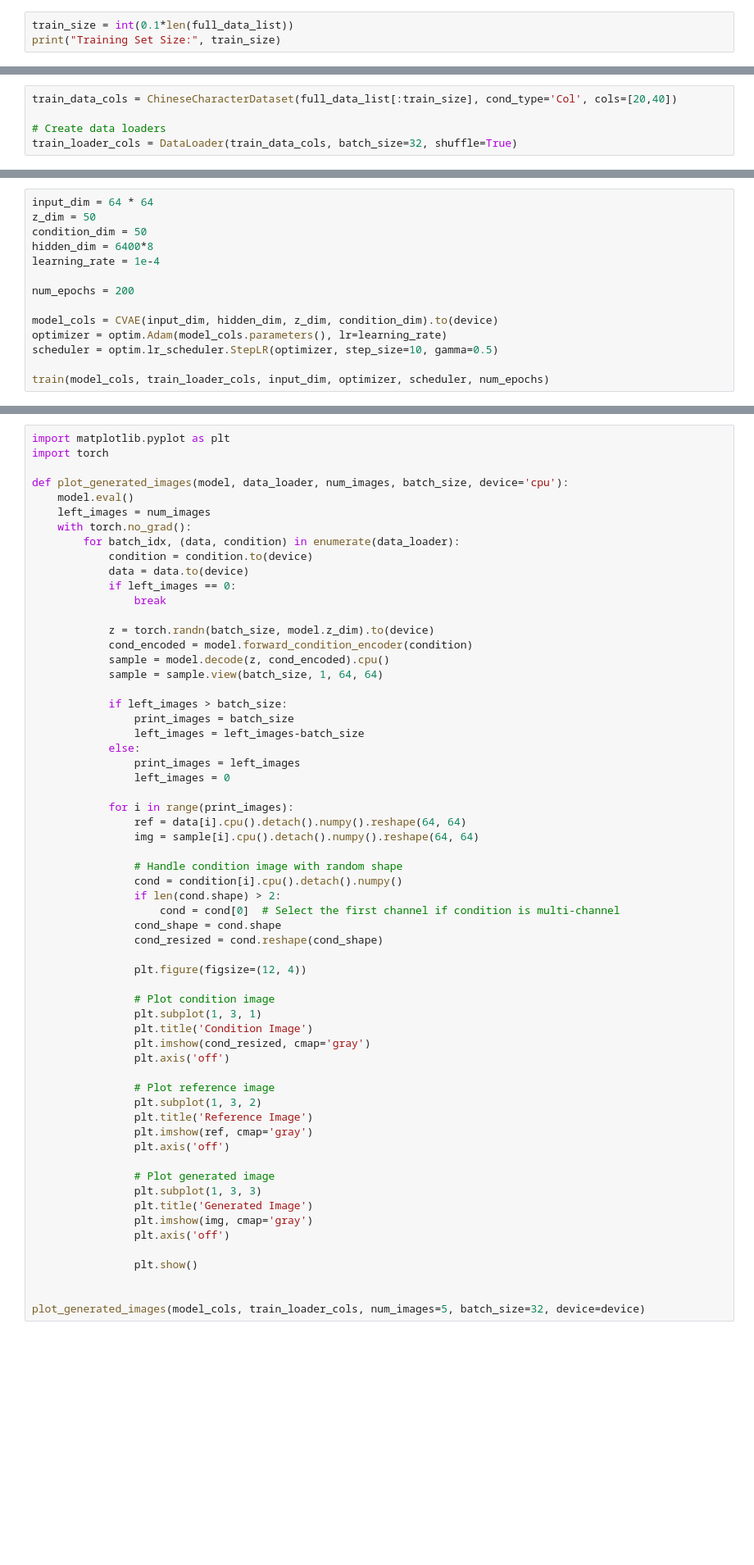
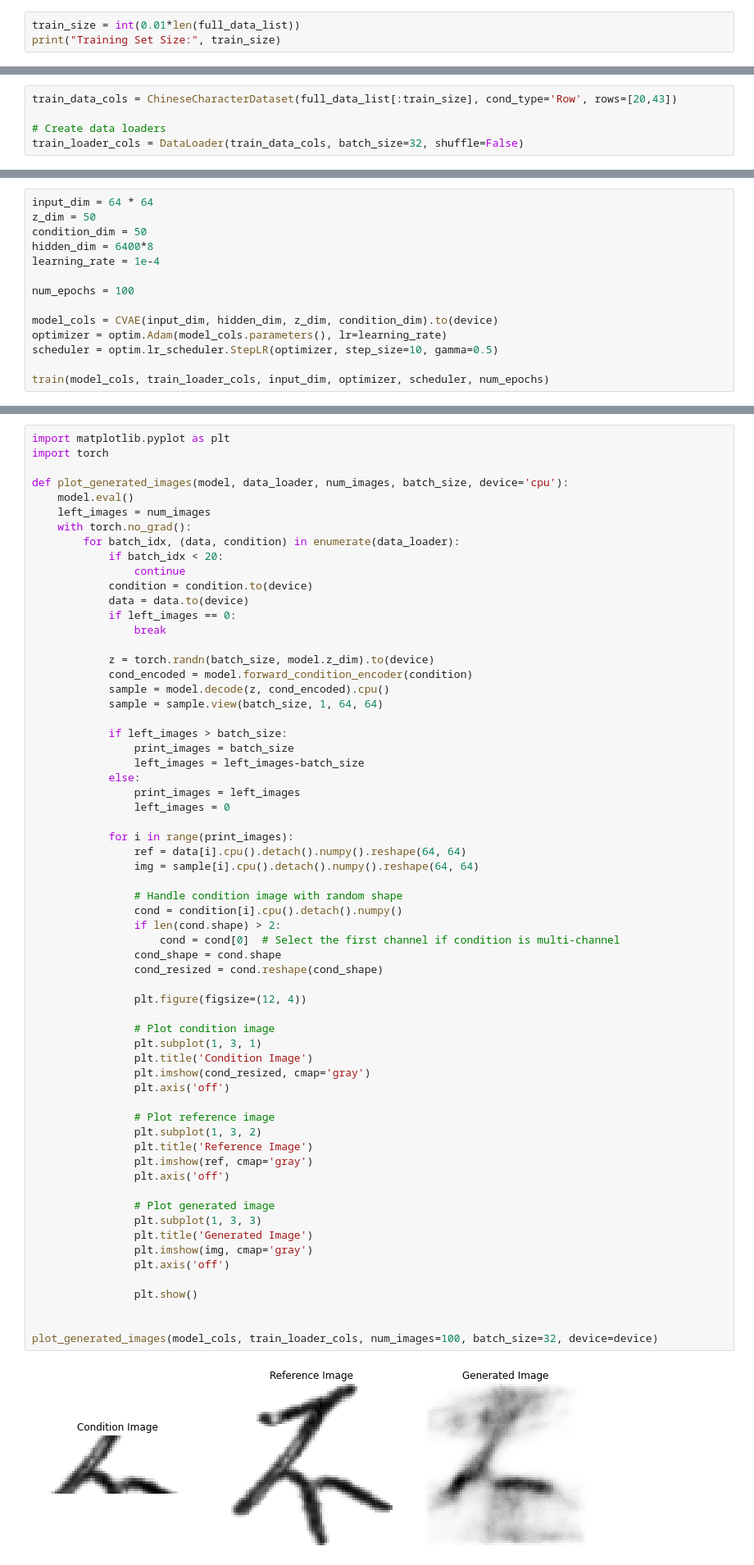
Before and after one commit to kyle1373/ece285-project, a Jupyter notebook: CVAE.ipynb, the cells around one changed output, grey strips where cells are left out. Shown at 82% size. Saved outputs shown, nothing was run; the diff lists cells and outputs as text; blank space fills up the shorter version.

```diff
--- a/CVAE.ipynb
+++ b/CVAE.ipynb
@@ -21,6 +21,6 @@ from loss import vae_loss
 image_dir = './dataset'
 full_data_list = get_full_list(image_dir)
 # %%
-train_size = int(0.1*len(full_data_list))
+train_size = int(0.01*len(full_data_list))
 print("Training Set Size:", train_size)
 # %% [output]
@@ -28,5 +28,5 @@ Training Set Size: 24357
 # %%
-train_data_cols = ChineseCharacterDataset(full_data_list[:train_size], cond_type='Col', cols=[20,40])
+train_data_cols = ChineseCharacterDataset(full_data_list[:train_size], cond_type='Row', rows=[20,43])
 
 # Create data loaders
-train_loader_cols = DataLoader(train_data_cols, batch_size=32, shuffle=True)
+train_loader_cols = DataLoader(train_data_cols, batch_size=32, shuffle=False)
@@ -63,7 +167,7 @@ condition_dim = 50
 hidden_dim = 6400*8
 learning_rate = 1e-4
 
-num_epochs = 200
+num_epochs = 100
 
 model_cols = CVAE(input_dim, hidden_dim, z_dim, condition_dim).to(device)
 optimizer = optim.Adam(model_cols.parameters(), lr=learning_rate)
@@ -94,6 +203,8 @@ def plot_generated_images(model, data_loader, num_images, batch_size, device='cp
     left_images = num_images
     with torch.no_grad():
         for batch_idx, (data, condition) in enumerate(data_loader):
+            if batch_idx < 20:
+                continue
             condition = condition.to(device)
             data = data.to(device)
             if left_images == 0:
@@ -118,31 +229,33 @@ def plot_generated_images(model, data_loader, num_images, batch_size, device='cp
                 # Handle condition image with random shape
                 cond = condition[i].cpu().detach().numpy()
                 if len(cond.shape) > 2:
                     cond = cond[0]  # Select the first channel if condition is multi-channel
                 cond_shape = cond.shape
                 cond_resized = cond.reshape(cond_shape)
 
                 plt.figure(figsize=(12, 4))
 
                 # Plot condition image
                 plt.subplot(1, 3, 1)
                 plt.title('Condition Image')
                 plt.imshow(cond_resized, cmap='gray')
                 plt.axis('off')
 
                 # Plot reference image
                 plt.subplot(1, 3, 2)
                 plt.title('Reference Image')
                 plt.imshow(ref, cmap='gray')
                 plt.axis('off')
 
                 # Plot generated image
                 plt.subplot(1, 3, 3)
                 plt.title('Generated Image')
                 plt.imshow(img, cmap='gray')
                 plt.axis('off')
 
                 plt.show()
 
 
-plot_generated_images(model_cols, train_loader_cols, num_images=5, batch_size=32, device=device)
+plot_generated_images(model_cols, train_loader_cols, num_images=100, batch_size=32, device=device)
+# %% [output]
+[figure, added]
```
Also changed, not shown: parts of 5 cells of this notebook, 3 other files.
